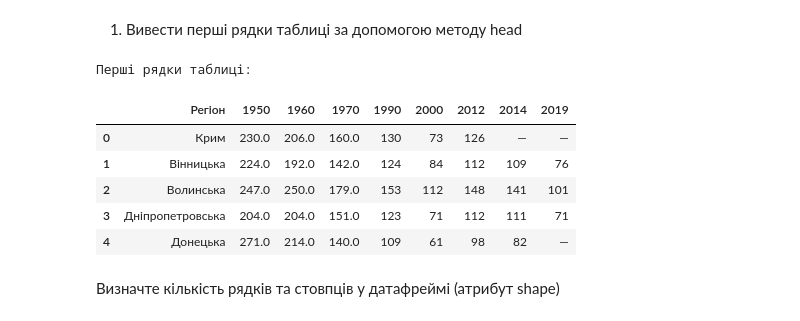
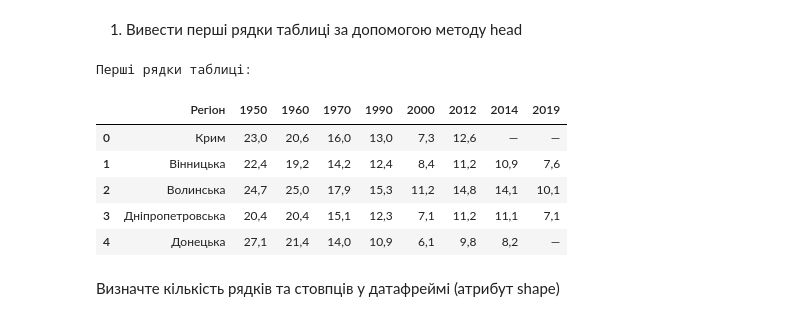
Before and after one commit to svitlana2299/DS_HW_2, a Jupyter notebook: Hw2.1.ipynb, the cells around one changed output. Saved outputs shown, nothing was run; the diff lists cells and outputs as text; code cells hidden in the pictures.

```diff
--- a/Hw2.1.ipynb
+++ b/Hw2.1.ipynb
@@ -3,22 +3,22 @@
 # %%
 import pandas as pd
 import numpy as np
 import matplotlib.pyplot as plt
 
 url = "https://uk.wikipedia.org/wiki/%D0%9D%D0%B0%D1%81%D0%B5%D0%BB%D0%B5%D0%BD%D0%BD%D1%8F_%D0%A3%D0%BA%D1%80%D0%B0%D1%97%D0%BD%D0%B8#"
 
-df_list = pd.read_html(url, match="Коефіцієнт народжуваності в регіонах України")
+df_list = pd.read_html(url, thousands=".",encoding="utf-8", match="Коефіцієнт народжуваності в регіонах України")
 df = df_list[0]
 print("Перші рядки таблиці:")
 df.head()
 # %% [output]
 Перші рядки таблиці:
 |  | Регіон | 1950 | 1960 | 1970 | 1990 | 2000 | 2012 | 2014 | 2019 |
-| 0 | Крим | 230.0 | 206.0 | 160.0 | 130 | 73 | 126 | — | — |
-| 1 | Вінницька | 224.0 | 192.0 | 142.0 | 124 | 84 | 112 | 109 | 76 |
-| 2 | Волинська | 247.0 | 250.0 | 179.0 | 153 | 112 | 148 | 141 | 101 |
-| 3 | Дніпропетровська | 204.0 | 204.0 | 151.0 | 123 | 71 | 112 | 111 | 71 |
-| 4 | Донецька | 271.0 | 214.0 | 140.0 | 109 | 61 | 98 | 82 | — |
+| 0 | Крим | 23,0 | 20,6 | 16,0 | 13,0 | 7,3 | 12,6 | — | — |
+| 1 | Вінницька | 22,4 | 19,2 | 14,2 | 12,4 | 8,4 | 11,2 | 10,9 | 7,6 |
+| 2 | Волинська | 24,7 | 25,0 | 17,9 | 15,3 | 11,2 | 14,8 | 14,1 | 10,1 |
+| 3 | Дніпропетровська | 20,4 | 20,4 | 15,1 | 12,3 | 7,1 | 11,2 | 11,1 | 7,1 |
+| 4 | Донецька | 27,1 | 21,4 | 14,0 | 10,9 | 6,1 | 9,8 | 8,2 | — |
 # %% [markdown]
 Визначте кількість рядків та стовпців у датафреймі (атрибут shape)
 # %%
```
Also changed, not shown: parts of 17 cells of this notebook, 2 other files.
